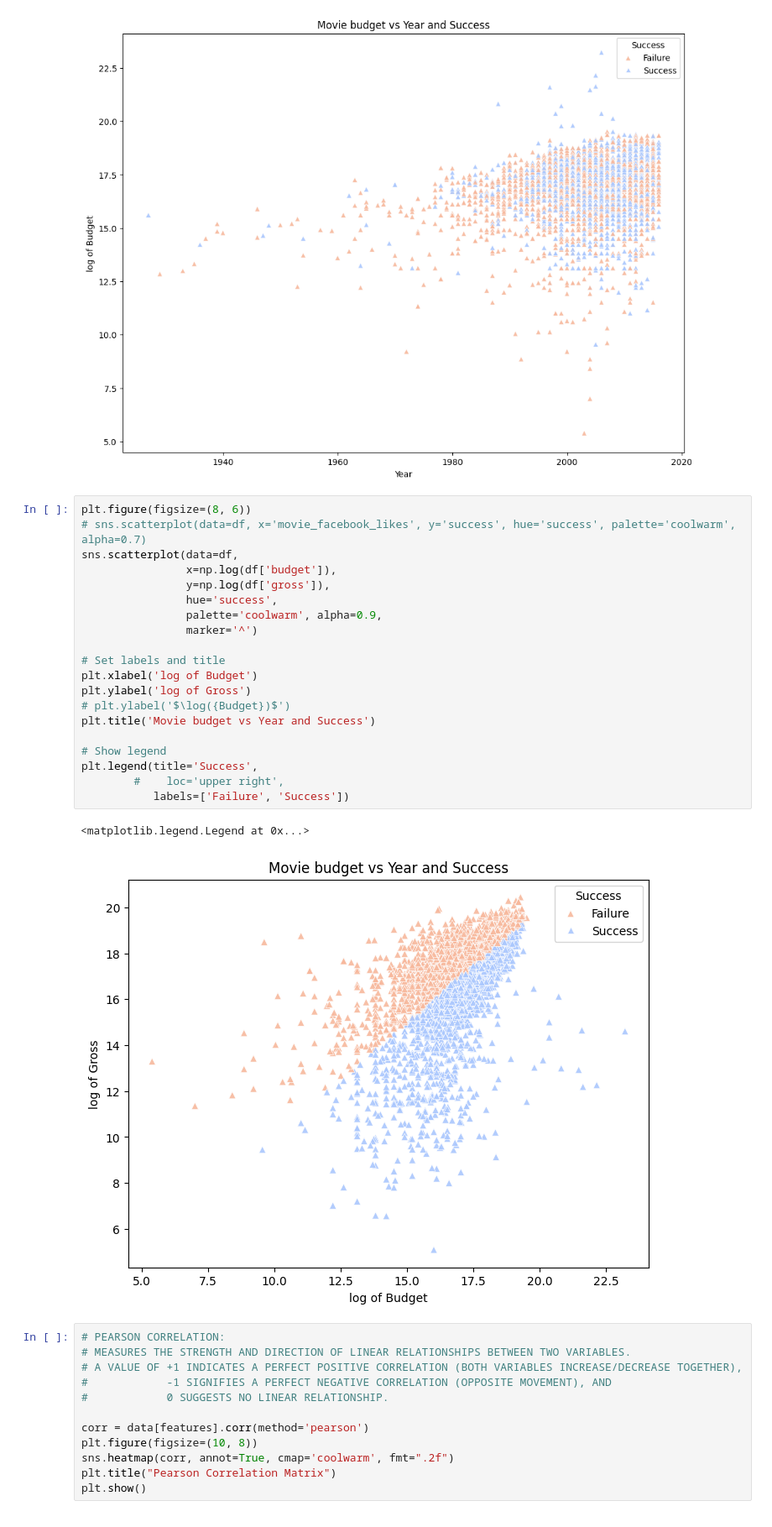
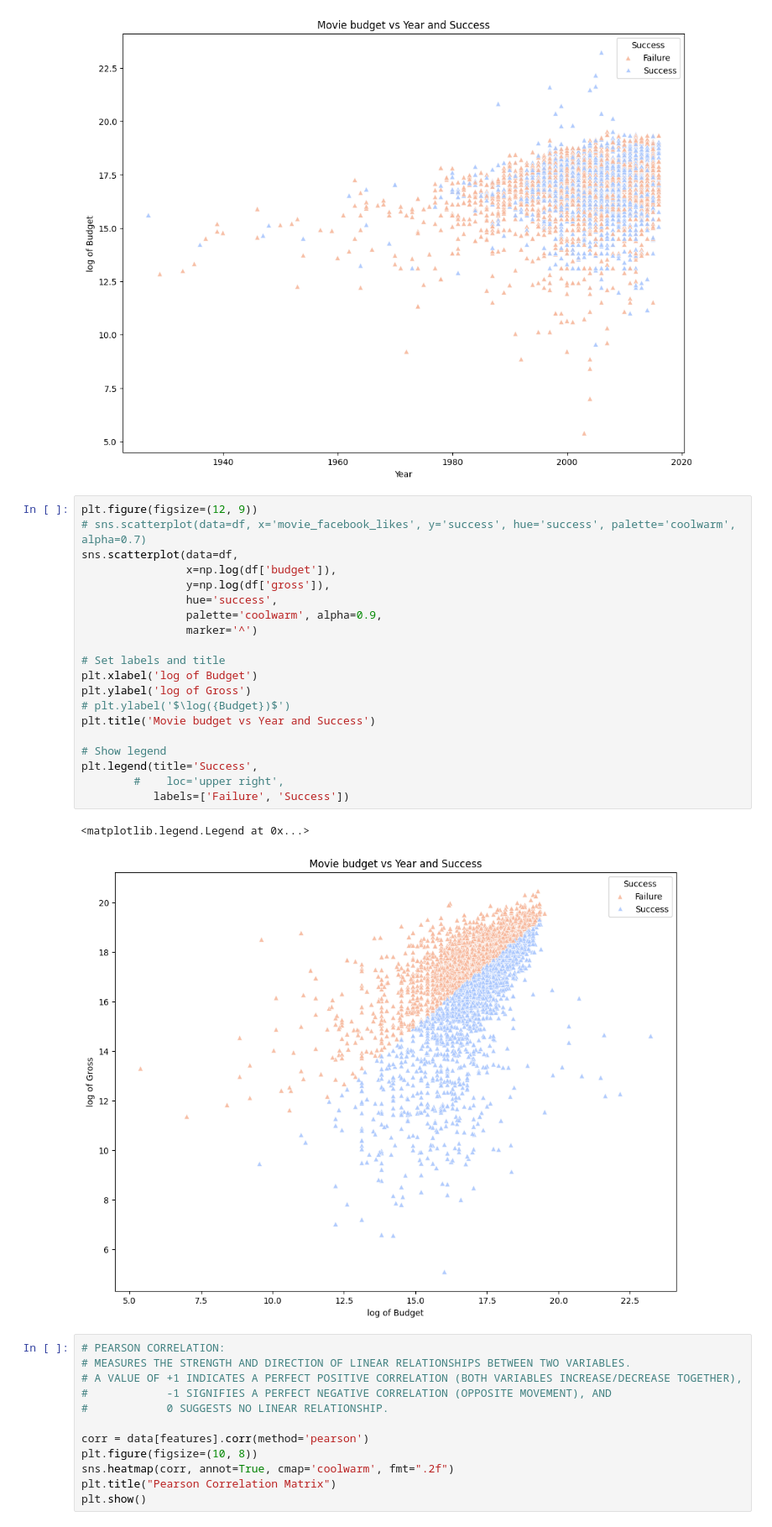
Before and after one commit to HappyBravo/IISc_selectionProblems, a Jupyter notebook: Problem_1/problem1_final.ipynb, the cells around one changed output. Shown at 84% size. Drawn from its saved outputs; the diff is of its cells as text.

```diff
--- a/Problem_1/problem1_final.ipynb
+++ b/Problem_1/problem1_final.ipynb
@@ -381,28 +381,28 @@ plt.legend(title='Success',
 <matplotlib.legend.Legend at 0x...>
 [figure]
 # %%
-plt.figure(figsize=(8, 6))
+plt.figure(figsize=(12, 9))
 # sns.scatterplot(data=df, x='movie_facebook_likes', y='success', hue='success', palette='coolwarm', alpha=0.7)
 sns.scatterplot(data=df,
                 x=np.log(df['budget']),
                 y=np.log(df['gross']),
                 hue='success',
                 palette='coolwarm', alpha=0.9,
                 marker='^')
 
 # Set labels and title
 plt.xlabel('log of Budget')
 plt.ylabel('log of Gross')
 # plt.ylabel('$\log({Budget})$')
 plt.title('Movie budget vs Year and Success')
 
 # Show legend
 plt.legend(title='Success',
         #    loc='upper right',
            labels=['Failure', 'Success'])
 # %% [output]
 <matplotlib.legend.Legend at 0x...>
-[figure, old version]
+[figure, new version]
 # %%
 # PEARSON CORRELATION:
 # MEASURES THE STRENGTH AND DIRECTION OF LINEAR RELATIONSHIPS BETWEEN TWO VARIABLES.
```
Also changed, not shown: parts of 11 cells of this notebook, 1 other file.
